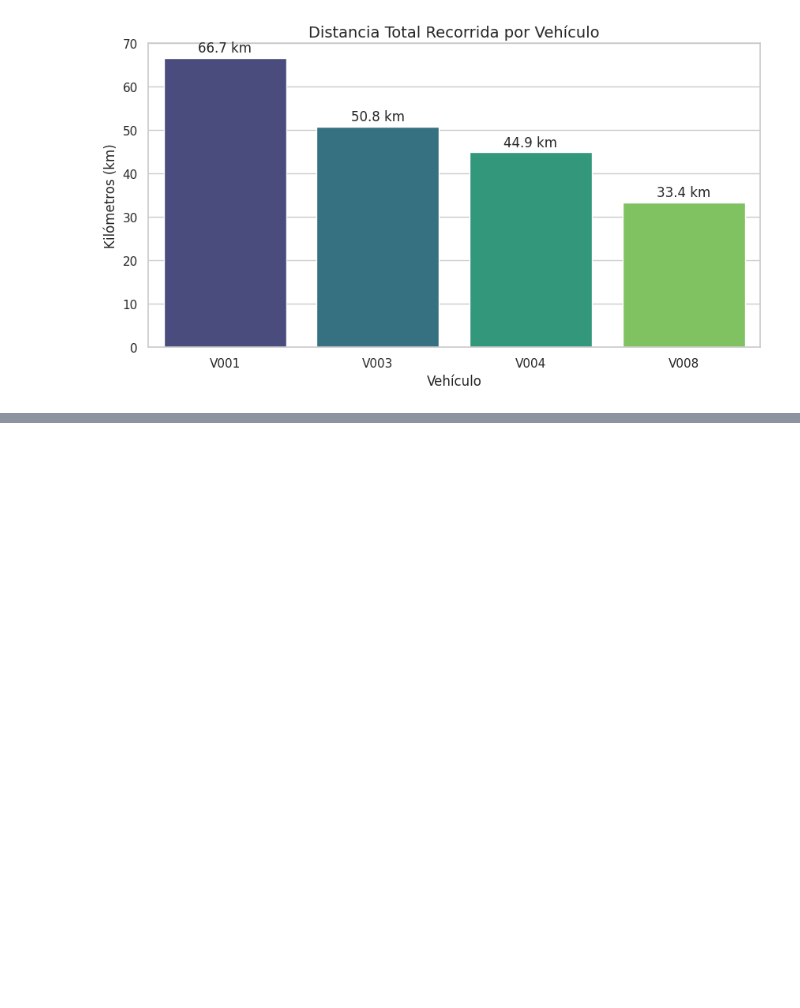
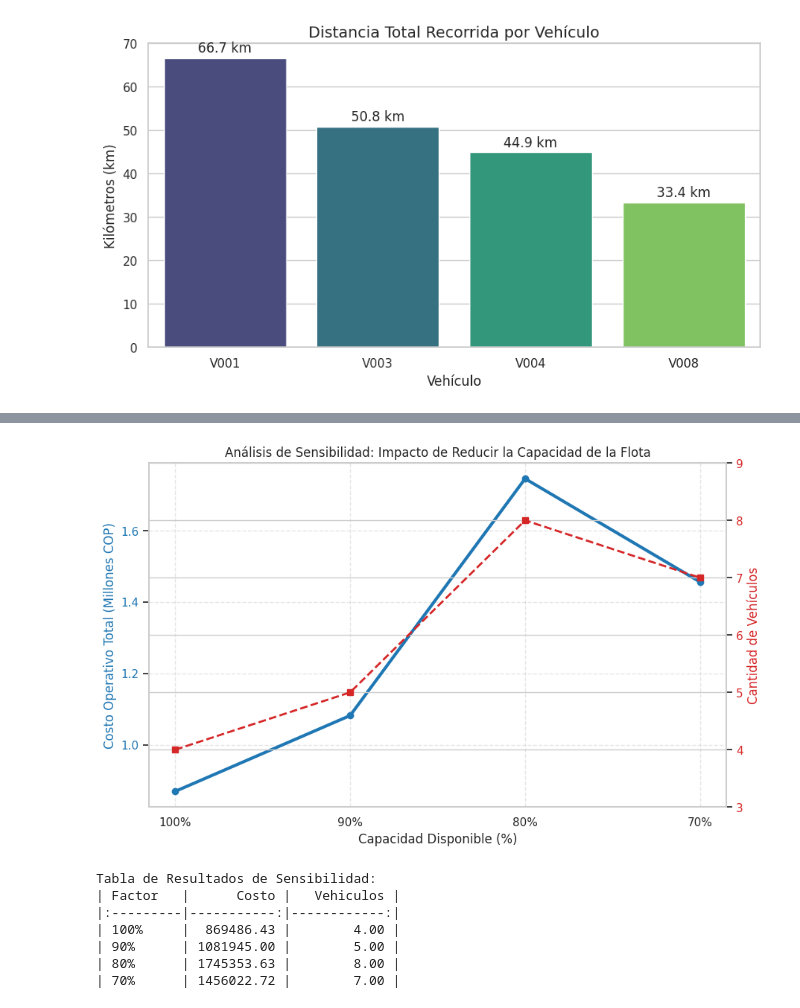
Before and after one commit to BellakMOS/Entrega2, a Jupyter notebook: Caso_Base/CasoBase.ipynb, the cells around one changed output, grey strips where cells are left out. Saved outputs shown, nothing was run; the diff lists cells and outputs as text; code cells hidden in the pictures; blank space fills up the shorter version.

```diff
--- a/Caso_Base/CasoBase.ipynb
+++ b/Caso_Base/CasoBase.ipynb
@@ -21,9 +21,12 @@ from pyomo.opt import SolverFactory
 Teniendo la carpeta Proyecto_Caso_Base cargamos uno por uno cada archivo csv.
 # %%
 # Cargar archivos
-df_clients = pd.read_csv("clients.csv")
-df_vehicles = pd.read_csv("vehicles.csv")
-df_depots = pd.read_csv("depots.csv")
+try:
+    df_clients = pd.read_csv("clients.csv")
+    df_vehicles = pd.read_csv("vehicles.csv")
+    df_depots = pd.read_csv("depots.csv")
+except FileNotFoundError:
+    print("Asegúrate de que clients.csv, vehicles.csv y depots.csv estén cargados.")
 # %% [markdown]
 # Preparación y formateo de los datos
 # %%
@@ -525,0 +671,50 @@ Generado: grafico_distancias.png y .pdf
+# %%
+# ASUMIMOS que la lista 'resultados' ya existe y contiene los datos 100%, 90%, 80%, y 70%.
+
+
+# Convertir la lista parcial de resultados a DataFrame
+df_sens = pd.DataFrame(resultados)
+
+# El escenario 60% causó el error, lo marcamos como NaN si no existe, o lo ignoramos.
+# Si el 60% se agregó como {'Factor': '60%', 'Costo': np.nan, 'Vehiculos': np.nan}
+# entonces la siguiente línea lo limpia.
+df_sens = df_sens.dropna(subset=['Costo'])
+
+# --- GENERACIÓN DEL GRÁFICO ---
+sns.set_theme(style="whitegrid")
+fig, ax1 = plt.subplots(figsize=(10, 6))
+
+# Eje de Costo (Azul)
+color = 'tab:blue'
+ax1.set_xlabel('Capacidad Disponible (%)', fontsize=12)
+ax1.set_ylabel('Costo Operativo Total (Millones COP)', color=color, fontsize=12)
+ax1.plot(df_sens['Factor'], df_sens['Costo'] / 1000000, marker='o', color=color, linewidth=3)
+ax1.tick_params(axis='y', labelcolor=color)
+ax1.grid(True, linestyle='--', alpha=0.5)
+
+# Eje de Vehículos (Rojo)
+ax2 = ax1.twinx()
+color = 'tab:red'
+ax2.set_ylabel('Cantidad de Vehículos', color=color, fontsize=12)
+ax2.plot(df_sens['Factor'], df_sens['Vehiculos'], marker='s', linestyle='--', color=color, linewidth=2)
+ax2.tick_params(axis='y', labelcolor=color)
+# Ajuste de escala basado en los resultados disponibles
+ax2.set_ylim(bottom=min(df_sens['Vehiculos']) - 1 if not df_sens.empty and min(df_sens['Vehiculos']) > 1 else 3,
+             top=max(df_sens['Vehiculos']) + 1 if not df_sens.empty else 6)
+
+plt.title('Análisis de Sensibilidad: Impacto de Reducir la Capacidad de la Flota')
+plt.savefig("grafico_sensibilidad.png", bbox_inches='tight')
+plt.show()
+
+# Imprimir la tabla de resultados (Importante para el informe)
+print("\nTabla de Resultados de Sensibilidad:")
+print(df_sens.to_markdown(index=False, floatfmt=".2f"))
+# %% [output]
+[figure, added]
+Tabla de Resultados de Sensibilidad:
+| Factor   |      Costo |   Vehiculos |
+|:---------|-----------:|------------:|
+| 100%     |  869486.43 |        4.00 |
+| 90%      | 1081945.00 |        5.00 |
+| 80%      | 1745353.63 |        8.00 |
+| 70%      | 1456022.72 |        7.00 |
```
Also changed, not shown: parts of 4 cells of this notebook.
